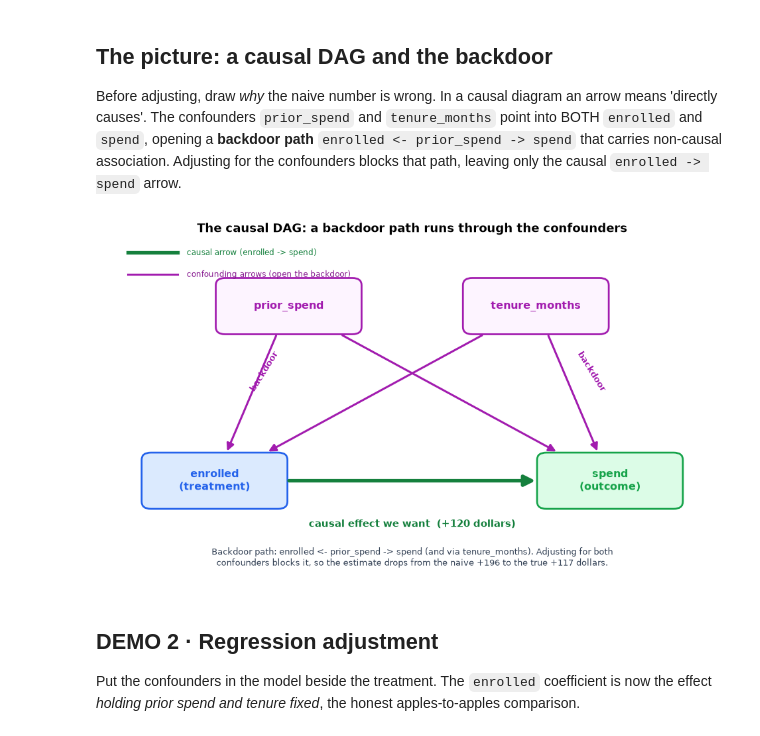
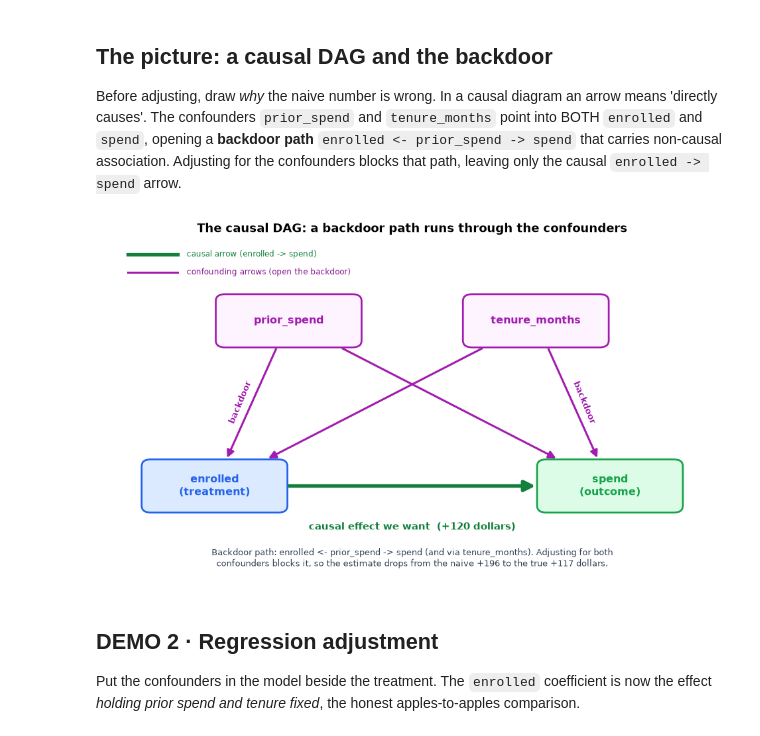
Before and after one commit to johnfisher-ai/Statistics-Data-Science-AI-Visual-Book, a Jupyter notebook: chapters/notebooks/causal-inference.ipynb, the cells around one changed output. Cells and saved outputs as stored; diff of their text form; code cells hidden in the pictures.

```diff
--- a/chapters/notebooks/causal-inference.ipynb
+++ b/chapters/notebooks/causal-inference.ipynb
@@ -56,42 +56,52 @@ NAIVE difference in mean spend = $195.8   (true effect is $120)
 ## The picture: a causal DAG and the backdoor
 Before adjusting, draw *why* the naive number is wrong. In a causal diagram an arrow means 'directly causes'. The confounders `prior_spend` and `tenure_months` point into BOTH `enrolled` and `spend`, opening a **backdoor path** `enrolled <- prior_spend -> spend` that carries non-causal association. Adjusting for the confounders blocks that path, leaving only the causal `enrolled -> spend` arrow.
 # %%
+import math
 from matplotlib.patches import FancyBboxPatch, FancyArrowPatch
-fig, ax = plt.subplots(figsize=(8.8, 5.2)); ax.set_xlim(0, 10); ax.set_ylim(0, 7); ax.axis("off")
+FIGW, FIGH, XR, YR = 8.8, 5.2, 10, 7.4
+fig, ax = plt.subplots(figsize=(FIGW, FIGH)); ax.set_xlim(0, XR); ax.set_ylim(0, YR); ax.axis("off")
+
+def angle(x0, y0, x1, y1):                        # on-screen slope in degrees (corrects for aspect ratio)
+    a = math.degrees(math.atan2((y1-y0)*(FIGH/YR), (x1-x0)*(FIGW/XR)))
+    return a + 180 if a < -90 else (a - 180 if a > 90 else a)
 
 def add_node(cx, cy, label, fc, ec, w=2.2, h=1.0):
     p = FancyBboxPatch((cx-w/2, cy-h/2), w, h, boxstyle="round,pad=0.08,rounding_size=0.15",
                        fc=fc, ec=ec, lw=1.8, zorder=3)
     ax.add_patch(p)
     ax.text(cx, cy, label, ha="center", va="center", fontsize=10.5, fontweight="bold", color=ec, zorder=4)
     return (p, (cx, cy))
 
 ps = add_node(3.0, 5.6, "prior_spend",   "#fdf4ff", "#a21caf")   # confounder
 tn = add_node(7.0, 5.6, "tenure_months", "#fdf4ff", "#a21caf")   # confounder
 tr = add_node(1.8, 2.0, "enrolled\n(treatment)", "#dbeafe", "#2563eb")
 ou = add_node(8.2, 2.0, "spend\n(outcome)",      "#dcfce7", "#16a34a")
 
 # patchA/patchB clip each arrow to the node borders, so arrows actually TOUCH the boxes
 def edge(a, b, color, lw=2.0, mut=15, z=2):
     ax.add_patch(FancyArrowPatch(a[1], b[1], patchA=a[0], patchB=b[0], shrinkA=1, shrinkB=1,
                  arrowstyle="-|>", mutation_scale=mut, color=color, lw=lw, zorder=z))
 
 for cf in (ps, tn):                              # backdoor arrows: confounder -> BOTH (enter via the top edge)
     edge(cf, tr, "#a21caf"); edge(cf, ou, "#a21caf")
 edge(tr, ou, "#15803d", lw=3.5, mut=22, z=6)     # causal effect: thick, enters spend via its left edge
 
 ax.text(5.0, 1.05, "causal effect we want  (+120 dollars)", ha="center", fontsize=10, color="#15803d", fontweight="bold")
-ax.text(2.35, 3.85, "backdoor", fontsize=8.5, color="#a21caf", fontweight="bold", rotation=58)
-ax.text(7.65, 3.85, "backdoor", fontsize=8.5, color="#a21caf", fontweight="bold", rotation=-58)
-ax.plot([0.4, 1.2], [6.7, 6.7], color="#15803d", lw=3.5); ax.text(1.35, 6.7, "causal arrow (enrolled -> spend)", va="center", fontsize=8, color="#15803d")
-ax.plot([0.4, 1.2], [6.25, 6.25], color="#a21caf", lw=2); ax.text(1.35, 6.25, "confounding arrows (open the backdoor)", va="center", fontsize=8, color="#86198f")
+# "backdoor" labels rotated to lie along the two outer confounder arrows
+ax.text(2.28, 3.78, "backdoor", fontsize=8.5, color="#a21caf", fontweight="bold",
+        rotation=angle(3.0, 5.6, 1.8, 2.0), rotation_mode="anchor", ha="center", va="bottom")
+ax.text(7.72, 3.78, "backdoor", fontsize=8.5, color="#a21caf", fontweight="bold",
+        rotation=angle(7.0, 5.6, 8.2, 2.0), rotation_mode="anchor", ha="center", va="bottom")
+# legend, lifted clear of the prior_spend box
+ax.plot([0.4, 1.2], [7.05, 7.05], color="#15803d", lw=3.5); ax.text(1.35, 7.05, "causal arrow (enrolled -> spend)", va="center", fontsize=8, color="#15803d")
+ax.plot([0.4, 1.2], [6.66, 6.66], color="#a21caf", lw=2); ax.text(1.35, 6.66, "confounding arrows (open the backdoor)", va="center", fontsize=8, color="#86198f")
 ax.set_title("The causal DAG: a backdoor path runs through the confounders", fontsize=11.5, fontweight="bold")
 ax.text(5.0, 0.25, "Backdoor path: enrolled <- prior_spend -> spend (and via tenure_months). Adjusting for both\n"
         "confounders blocks it, so the estimate drops from the naive +196 to the true +117 dollars.",
         ha="center", fontsize=8.4, color="#334155")
 plt.tight_layout(); plt.show()
 # %% [output]
-[figure, old version]
+[figure, new version]
 # %% [markdown]
 ## DEMO 2 &middot; Regression adjustment
 Put the confounders in the model beside the treatment. The `enrolled` coefficient is now the effect *holding prior spend and tenure fixed*, the honest apples-to-apples comparison.
```
Also changed, not shown: 3 other files.
